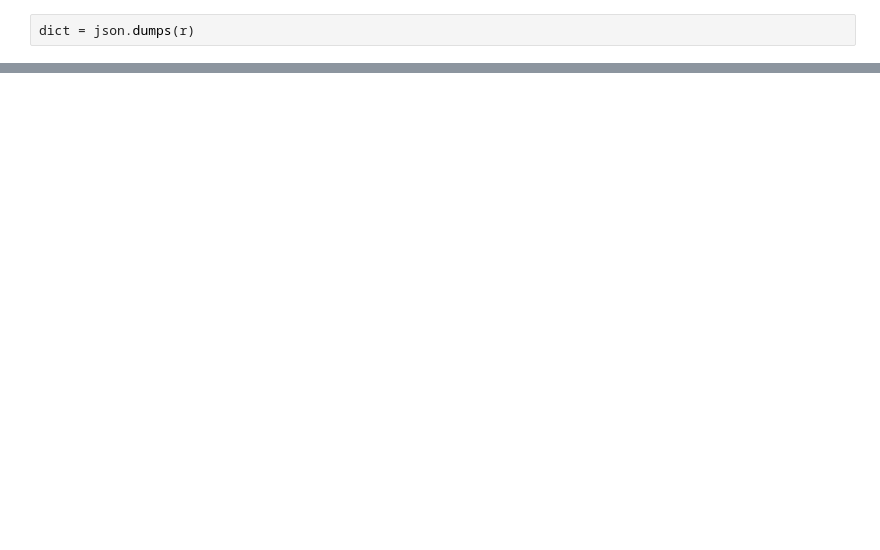
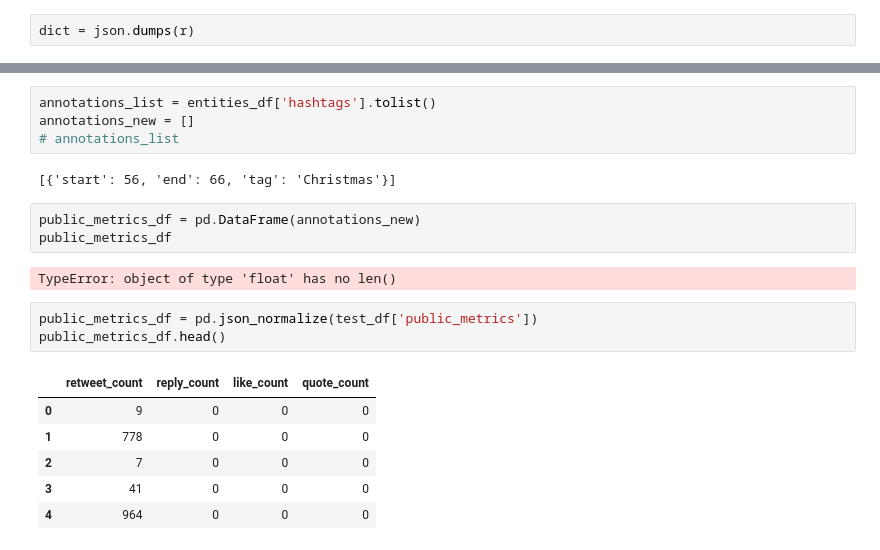
Before and after one commit to sthurstone/Return-Rate-Researchers---Project-I, a Jupyter notebook: API/Twitter_API_Analysis.ipynb, the cells around one changed output, grey strips where cells are left out. Cells and saved outputs as stored; diff of their text form; blank space fills up the shorter version.

```diff
--- a/API/Twitter_API_Analysis.ipynb
+++ b/API/Twitter_API_Analysis.ipynb
@@ -70,0 +92,21 @@ for tweet in data['data']:
+# %%
+annotations_list = entities_df['hashtags'].tolist()
+annotations_new = []
+# annotations_list
+# %% [output]
+[{'start': 56, 'end': 66, 'tag': 'Christmas'}]
+# %%
+public_metrics_df = pd.DataFrame(annotations_new)
+public_metrics_df
+# %% [output]
+TypeError: object of type 'float' has no len()
+# %%
+public_metrics_df = pd.json_normalize(test_df['public_metrics'])
+public_metrics_df.head()
+# %% [output]
+|  | retweet_count | reply_count | like_count | quote_count |
+| 0 | 9 | 0 | 0 | 0 |
+| 1 | 778 | 0 | 0 | 0 |
+| 2 | 7 | 0 | 0 | 0 |
+| 3 | 41 | 0 | 0 | 0 |
+| 4 | 964 | 0 | 0 | 0 |
```
Also changed, not shown: parts of 7 cells of this notebook.
